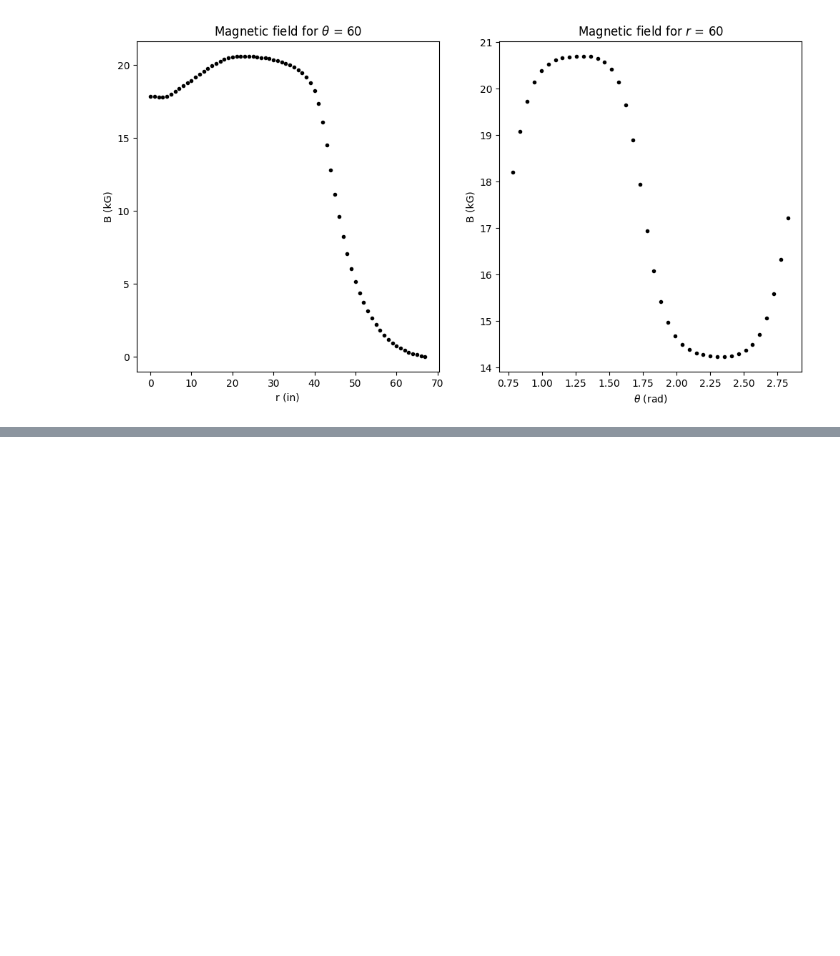
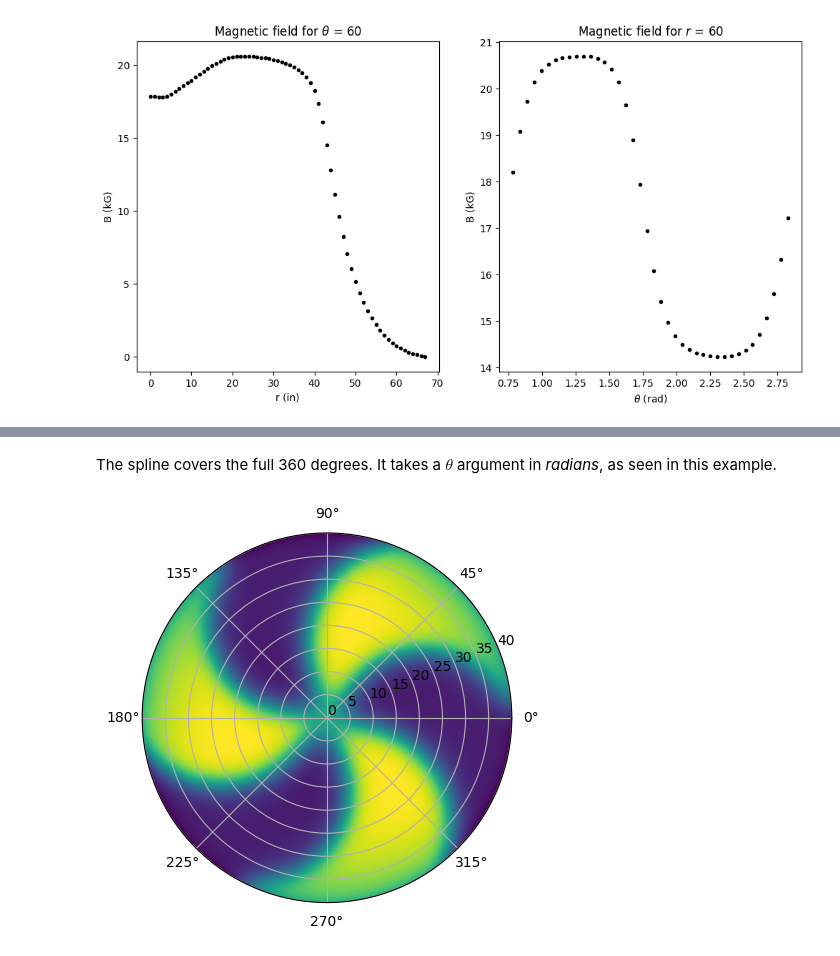
Before and after one commit to lbnl-88ops/cyclotron.analysis, a Jupyter notebook: cyclotron_analysis.ipynb, the cells around one changed output, grey strips where cells are left out. Drawn from its saved outputs; the diff is of its cells as text; code cells hidden in the pictures; blank space fills up the shorter version.

```diff
--- a/cyclotron_analysis.ipynb
+++ b/cyclotron_analysis.ipynb
@@ -89,0 +125,15 @@ plt.show()
+# %% [markdown]
+The spline covers the full 360 degrees. It takes a $\theta$ argument in _radians_, as seen in this example.
+# %%
+full_th = np.linspace(0, 2*np.pi, 1000)
+full_r = np.linspace(0, 40, 1000)
+fine_values = np.zeros(shape=(1000, 1000))
+for i in range(1000):
+    for j in range(1000):
+        fine_values[j, i] = spline.b(full_r[i], full_th[j])
+rr, tt = np.meshgrid(full_r, full_th)
+plt.subplot(projection='polar')
+plt.pcolormesh(tt, rr, fine_values, shading='auto')
+plt.show()
+# %% [output]
+[figure, added]
```
Also changed, not shown: parts of 3 cells of this notebook, 1 other file.
